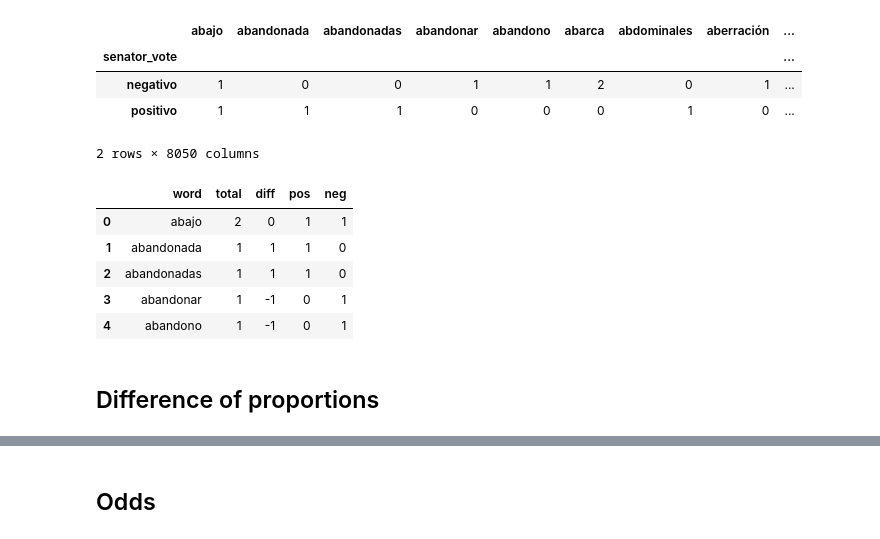
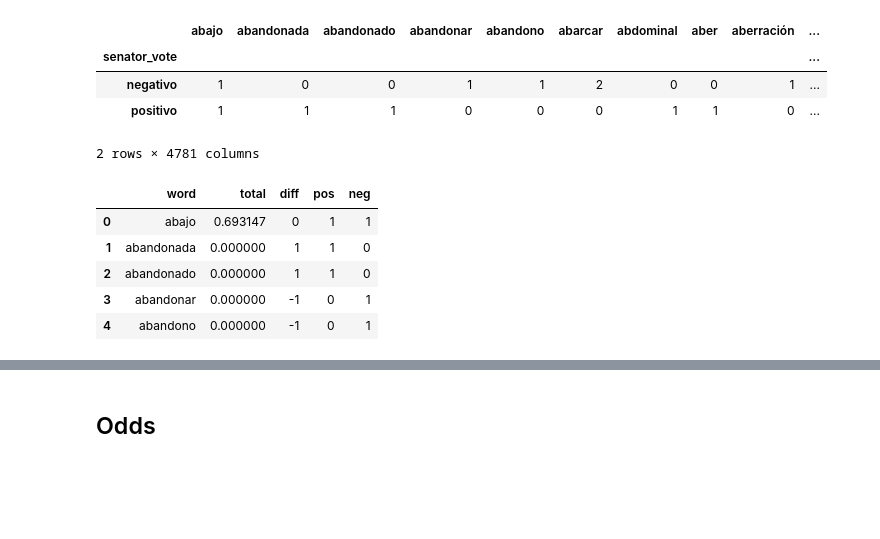
Before and after one commit to macfernandez/eddc-specialization-project, a Jupyter notebook: notebooks/05-methods-statistic.ipynb, the cells around one changed output, grey strips where cells are left out. Saved outputs shown, nothing was run; the diff lists cells and outputs as text; code cells hidden in the pictures; blank space fills up the shorter version.

```diff
--- a/notebooks/05-methods-statistic.ipynb
+++ b/notebooks/05-methods-statistic.ipynb
@@ -25,4 +18,6 @@ data_path = os.path.join(project_path, "data", "session_speech.csv")
+# %%
+data_path = os.path.join(DATA_PATH, "session_speech.csv")
 # %%
-data = pd.read_csv(data_path, converters={"speech":eval})
+data = pd.read_csv(data_path)
 data.columns
 # %% [output]
@@ -34,3 +31,0 @@ data.shape
-# %%
-data = data.explode(column="speech")
-data.head()
@@ -68,3 +55,0 @@ def preprocess(text: str) -> str:
-# %%
-data["speech_prep"] = data.speech.apply(preprocess)
-data.head()
@@ -80,26 +73,26 @@ data.head()
 # %%
 vectorizer = CountVectorizer(lowercase=True)
-X = vectorizer.fit_transform(data.speech_prep)
+X = vectorizer.fit_transform(data.speech_lemmas)
 X = X.toarray()
 frequencies = (
     pd
     .DataFrame(
         X, columns=vectorizer.get_feature_names_out(), index=data["vote"]
     )
     .rename_axis("senator_vote", axis=0)
     .reset_index()
     .groupby("senator_vote")
     .sum()
 )
 frequencies
 # %% [output]
-|  | abajo | abandonada | abandonadas | abandonar | abandono | abarca | abdominales | aberración | ... |
-| senator_vote |  |  |  |  |  |  |  |  | ... |
-| negativo | 1 | 0 | 0 | 1 | 1 | 2 | 0 | 1 | ... |
-| positivo | 1 | 1 | 1 | 0 | 0 | 0 | 1 | 0 | ... |
+|  | abajo | abandonada | abandonado | abandonar | abandono | abarcar | abdominal | aber | aberración | ... |
+| senator_vote |  |  |  |  |  |  |  |  |  | ... |
+| negativo | 1 | 0 | 0 | 1 | 1 | 2 | 0 | 0 | 1 | ... |
+| positivo | 1 | 1 | 1 | 0 | 0 | 0 | 1 | 1 | 0 | ... |
-2 rows × 8050 columns
+2 rows × 4781 columns
 # %%
-count_total = frequencies.sum(axis=0)
+count_total = frequencies.sum(axis=0).apply(lambda x: math.log(x))
 count_difference = frequencies.loc["positivo"]-frequencies.loc["negativo"]
 count_diff = (
     pd
@@ -115,10 +108,8 @@ count_diff = (
 count_diff.head()
 # %% [output]
 |  | word | total | diff | pos | neg |
-| 0 | abajo | 2 | 0 | 1 | 1 |
-| 1 | abandonada | 1 | 1 | 1 | 0 |
-| 2 | abandonadas | 1 | 1 | 1 | 0 |
-| 3 | abandonar | 1 | -1 | 0 | 1 |
-| 4 | abandono | 1 | -1 | 0 | 1 |
+| 0 | abajo | 0.693147 | 0 | 1 | 1 |
+| 1 | abandonada | 0.000000 | 1 | 1 | 0 |
+| 2 | abandonado | 0.000000 | 1 | 1 | 0 |
+| 3 | abandonar | 0.000000 | -1 | 0 | 1 |
+| 4 | abandono | 0.000000 | -1 | 0 | 1 |
-# %% [markdown]
-## Difference of proportions
```
Also changed, not shown: parts of 59 cells of this notebook, 1 other file.
